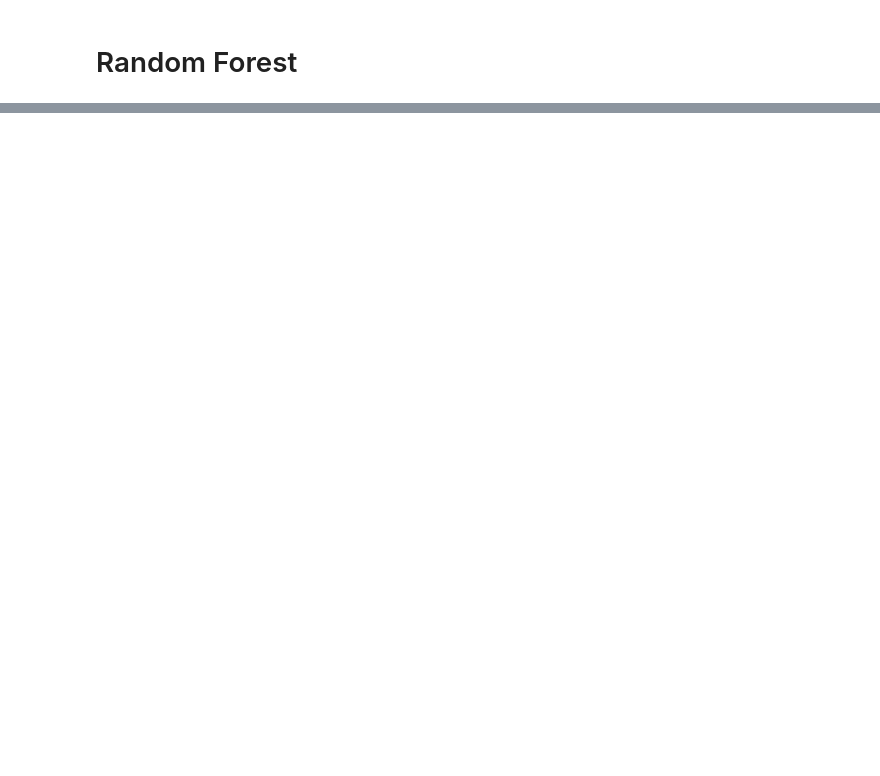
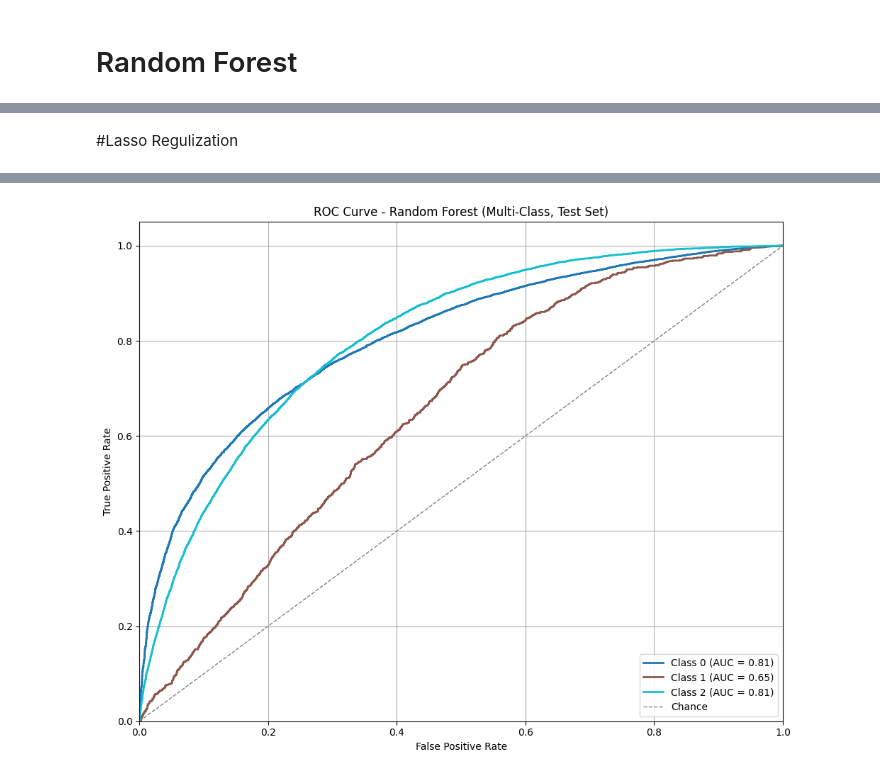
Before and after one commit to YaroslawBagriy/DiabetesRiskClassifier, a Jupyter notebook: notebooks_undersampling/09_rf_modeling.ipynb, the cells around one changed output, grey strips where cells are left out. Saved outputs shown, nothing was run; the diff lists cells and outputs as text; code cells hidden in the pictures; blank space fills up the shorter version.

Commit message:
Finish rf modeling

```diff
--- a/notebooks_undersampling/09_rf_modeling.ipynb
+++ b/notebooks_undersampling/09_rf_modeling.ipynb
@@ -27,0 +16,78 @@ FileNotFoundError: [Errno 2] No such file or directory: '../data/cleaned_diabete
+# %%
+# Load cleaned and preprocessed data
+X_train = pd.read_csv("data/X_train.csv", index_col=0).astype(float)
+y_train = pd.read_csv("data/y_train.csv", index_col=0).astype(int)
+y_train = pd.Series(y_train.values.ravel())
+y_train.index = X_train.index
+y_train_binary = pd.read_csv("data/y_train_binary.csv", index_col=0).astype(int)
+y_train_binary = pd.Series(y_train_binary.values.ravel())
+y_train_binary.index = X_train.index
+X_test = pd.read_csv("data/X_test.csv", index_col=0).astype(float)
+y_test = pd.read_csv("data/y_test.csv", index_col=0).astype(int)
+y_test = pd.Series(y_test.values.ravel())
+y_test.index = X_test.index
+y_test_binary = pd.read_csv("data/y_test_binary.csv", index_col=0).astype(int)
+y_test_binary = pd.Series(y_test_binary.values.ravel())
+y_test_binary.index = X_test.index
+# %% [markdown]
+#Lasso Regulization
+# %%
+from sklearn.ensemble import RandomForestClassifier
+from sklearn.metrics import classification_report, confusion_matrix, roc_curve, auc
+from sklearn.preprocessing import label_binarize
+import matplotlib.pyplot as plt
+import numpy as np
+
+# --- Train the model ---
+rf_model = RandomForestClassifier(
+    n_estimators=150,
+    max_depth=8,
+    random_state=42,
+    class_weight='balanced'
+)
+rf_model.fit(X_train, y_train)
+
+# --- Predictions ---
+y_pred_train = rf_model.predict(X_train)
+y_pred_test = rf_model.predict(X_test)
+
+# --- Evaluation ---
+print("Confusion Matrix (Test):")
+print(confusion_matrix(y_test, y_pred_test))
+print("\nClassification Report (Test):")
+print(classification_report(y_test, y_pred_test))
+print("\nClassification Report (Train):")
+print(classification_report(y_train, rf_model.predict(X_train)))
+# --- ROC Curve for all classes ---
+classes = np.unique(y_test)
+y_test_bin = label_binarize(y_test, classes=classes)
+y_score = rf_model.predict_proba(X_test)
+n_classes = len(classes)
+
+# Compute ROC curve and AUC for each class
+fpr = {}
+tpr = {}
+roc_auc = {}
+
+for i in range(n_classes):
+    fpr[i], tpr[i], _ = roc_curve(y_test_bin[:, i], y_score[:, i])
+    roc_auc[i] = auc(fpr[i], tpr[i])
+
+# --- Plot ROC Curve for all classes ---
+plt.figure(figsize=(10, 8))
+colors = plt.cm.get_cmap('tab10', n_classes)
+
+for i in range(n_classes):
+    plt.plot(fpr[i], tpr[i], lw=2, label=f"Class {classes[i]} (AUC = {roc_auc[i]:.2f})", color=colors(i))
+
+plt.plot([0, 1], [0, 1], linestyle='--', lw=1, color='gray', label='Chance')
+plt.xlim([0.0, 1.0])
+plt.ylim([0.0, 1.05])
+plt.xlabel("False Positive Rate")
+plt.ylabel("True Positive Rate")
+plt.title("ROC Curve - Random Forest (Multi-Class, Test Set)")
+plt.legend(loc="lower right")
+plt.grid(True)
+plt.tight_layout()
+plt.show()
+# %% [output]
@@ -27,0 +111 @@ FileNotFoundError: [Errno 2] No such file or directory: '../data/cleaned_diabete
+[figure, added]
```
Also changed, not shown: parts of 4 cells of this notebook.
